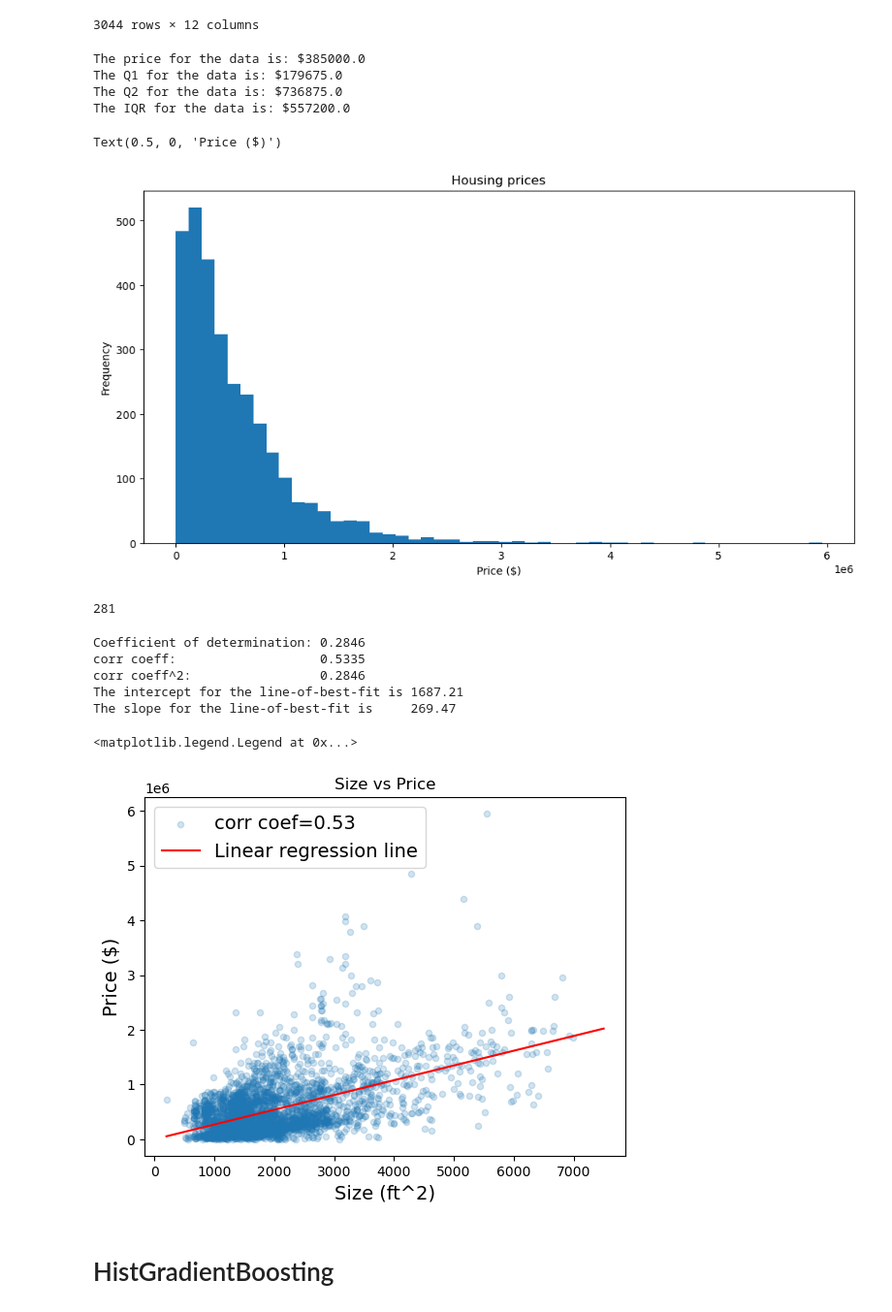
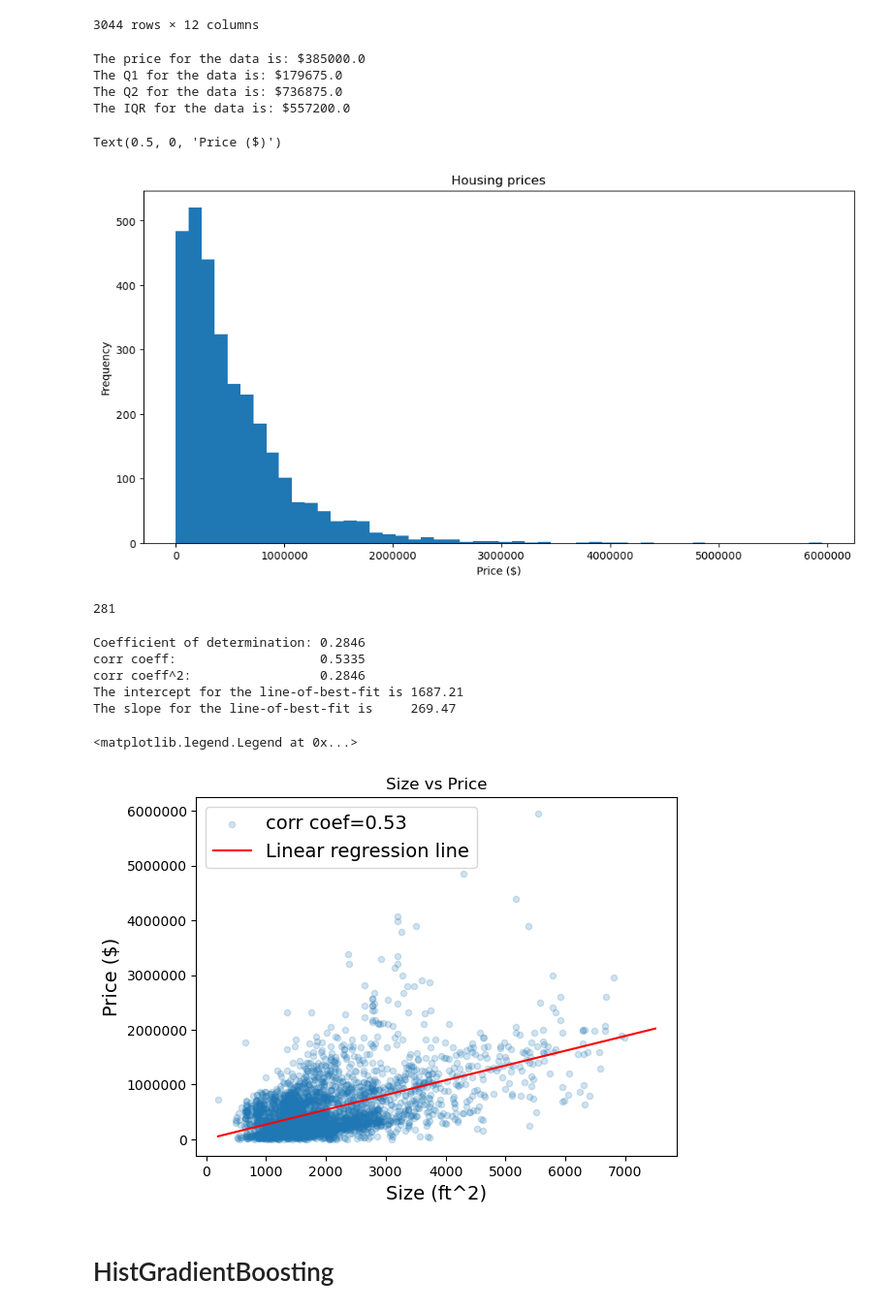
Before and after one commit to MikePlekan/Real-Estate-project, a Jupyter notebook: APIMachineLearning.ipynb, the cells around one changed output. Shown at 97% size. Saved outputs shown, nothing was run; the diff lists cells and outputs as text; code cells hidden in the pictures.

Commit message:
Visualized Regression better

```diff
--- a/APIMachineLearning.ipynb
+++ b/APIMachineLearning.ipynb
@@ -69,16 +69,20 @@ print(f"The Q1 for the data is: ${q1}")
 print(f"The Q2 for the data is: ${q3}")
 print(f"The IQR for the data is: ${q3-q1}")
 
+fig, ax = plt.subplots()
 df['prices'].plot.hist(bins=50, figsize=(12,6))
+plt.ticklabel_format(style='plain', axis='x')
 plt.title("Housing prices")
 plt.xlabel("Price ($)")
+
+#ax.set_xlim([0, 200000])
 # %% [output]
 The price for the data is: $385000.0
 The Q1 for the data is: $179675.0
 The Q2 for the data is: $736875.0
 The IQR for the data is: $557200.0
 Text(0.5, 0, 'Price ($)')
-[figure, old version]
+[figure, new version]
 # %%
 min(price)
 # %% [output]
@@ -99,34 +103,35 @@ print(f'Coefficient of determination: {r_sq:.4f}')
 
 cc = df[['universalsize','prices']].corr().iloc[0][1]
 print(f'corr coeff:                   {cc:.4f}')
 print(f'corr coeff^2:                 {cc**2:.4f}')
 
 # Slope and intercept of the line-of-best-fit
 print(f"The intercept for the line-of-best-fit is {model.intercept_:.2f}")
 print(f"The slope for the line-of-best-fit is     {model.coef_[0]:.2f}")
 
 # The equation for a line is
 # y = mx + b
 b = model.intercept_
 m = model.coef_
 xpts = np.linspace(200,7500)
 ypts = m*xpts + b
 
 # Plotting
 df.plot.scatter(x = 'universalsize' ,y = 'prices',label=f'corr coef={cc:.2f}', alpha=0.2)
 plt.title("Size vs Price")
 plt.xlabel(f"Size (ft^2)", fontsize=14)
 plt.ylabel("Price ($)", fontsize=14)
 plt.plot(xpts,ypts,'r-', label='Linear regression line')
+plt.ticklabel_format(style='plain', axis='y')
 plt.legend(fontsize=14)
 # %% [output]
 Coefficient of determination: 0.2846
 corr coeff:                   0.5335
 corr coeff^2:                 0.2846
 The intercept for the line-of-best-fit is 1687.21
 The slope for the line-of-best-fit is     269.47
 <matplotlib.legend.Legend at 0x...>
-[figure, old version]
+[figure, new version]
 # %% [markdown]
 # HistGradientBoosting
 # %%
```
Also changed, not shown: parts of 1 cell of this notebook.
